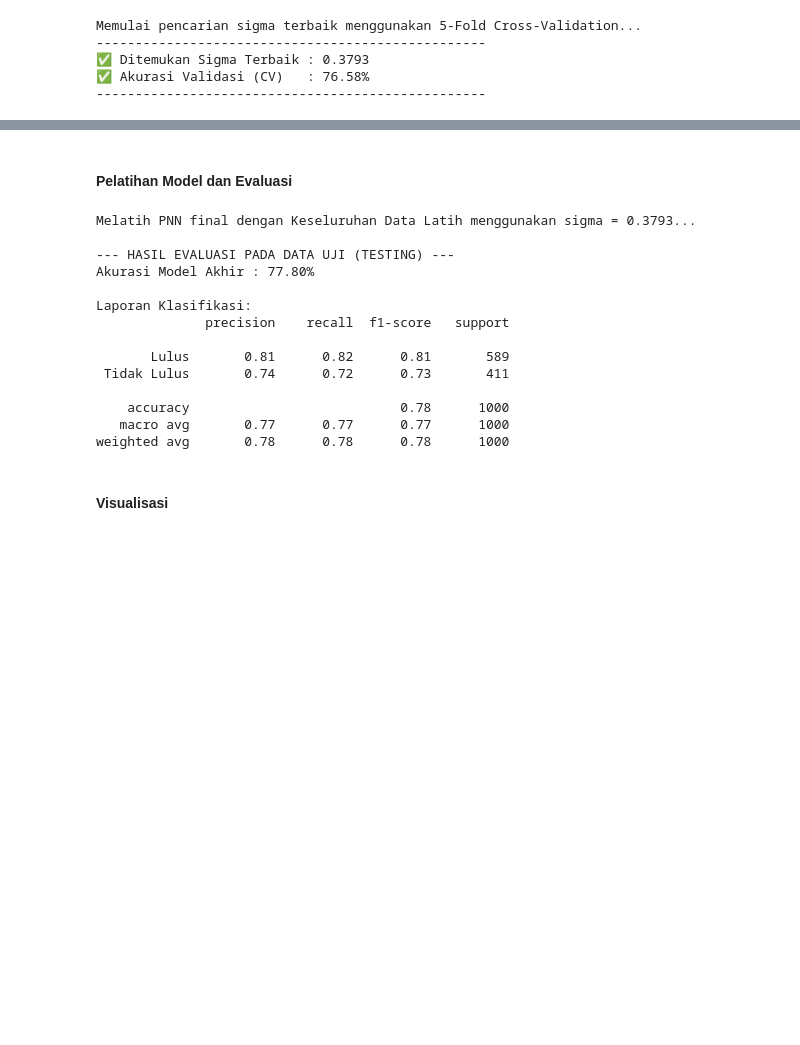
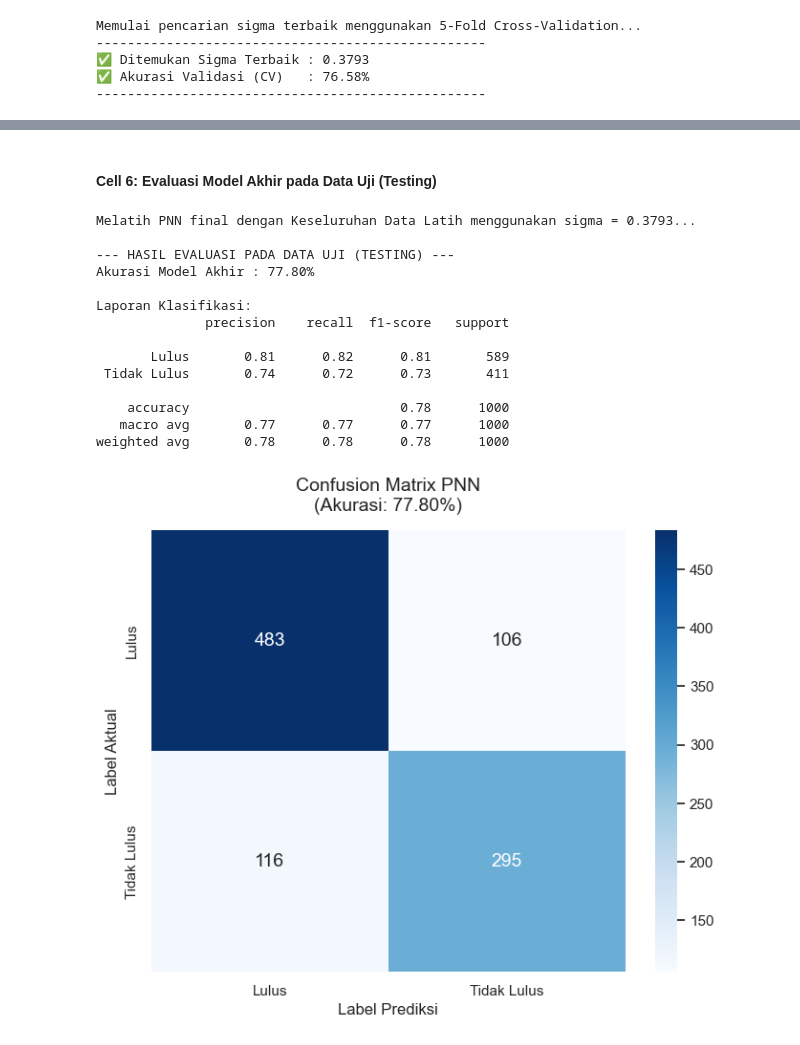
Before and after one commit to MadeByBintang/student-performance-classification, a Jupyter notebook: model/PNN/PNN_Global_Dataset.ipynb, the cells around one changed output, grey strips where cells are left out. Cells and saved outputs as stored; diff of their text form; code cells hidden in the pictures; blank space fills up the shorter version.

```diff
--- a/model/PNN/PNN_Global_Dataset.ipynb
+++ b/model/PNN/PNN_Global_Dataset.ipynb
@@ -49,5 +54,5 @@ class ProbabilisticNeuralNetwork:
 # %%
-FILE_PATH = 'dataset.csv'
+FILE_PATH = '../../dataset/PNN/Students Performance Dataset.csv'
 
 df_keseluruhan = pd.read_csv(FILE_PATH)
 print(f"Data awal berhasil dimuat: {df_keseluruhan.shape[0]} baris, {df_keseluruhan.shape[1]} kolom.")
@@ -76,10 +81,6 @@ TEST_SIZE = 0.2
 
 X_train, X_test, y_train, y_test = train_test_split(X, y, test_size=TEST_SIZE, random_state=42)
 
-scaler = StandardScaler()
-X_train_scaled = scaler.fit_transform(X_train)
-X_test_scaled = scaler.transform(X_test)
-
 print(f"\nData berhasil dibagi: {X_train.shape[0]} baris untuk training, {X_test.shape[0]} baris untuk testing.")
 print("Fitur yang digunakan oleh model:", X.columns.tolist())
 # %% [output]
@@ -102,20 +103,26 @@ print("Memulai pencarian sigma terbaik menggunakan 5-Fold Cross-Validation...")
 daftar_sigma = np.logspace(-2, 1, 20)
 
 cv = StratifiedKFold(n_splits=5, shuffle=True, random_state=42)
+
+X_train_np = np.array(X_train)
 y_train_np = np.array(y_train)
 rata_rata_akurasi = {}
 
 for s in daftar_sigma:
     fold_akurasi = []
 
-    for train_idx, val_idx in cv.split(X_train_scaled, y_train_np):
-        X_fold_train, X_fold_val = X_train_scaled[train_idx], X_train_scaled[val_idx]
+    for train_idx, val_idx in cv.split(X_train_np, y_train_np):
+        X_fold_train, X_fold_val = X_train_np[train_idx], X_train_np[val_idx]
         y_fold_train, y_fold_val = y_train_np[train_idx], y_train_np[val_idx]
 
+        scaler_cv = StandardScaler()
+        X_fold_train_scaled = scaler_cv.fit_transform(X_fold_train)
+        X_fold_val_scaled = scaler_cv.transform(X_fold_val)
+
         model_cv = ProbabilisticNeuralNetwork(sigma=s)
-        model_cv.fit(X_fold_train, y_fold_train)
+        model_cv.fit(X_fold_train_scaled, y_fold_train)
 
-        y_pred_val = model_cv.predict(X_fold_val)
+        y_pred_val = model_cv.predict(X_fold_val_scaled)
         fold_akurasi.append(accuracy_score(y_fold_val, y_pred_val))
 
     rata_rata_akurasi[s] = np.mean(fold_akurasi)
@@ -135,32 +164,50 @@ Memulai pencarian sigma terbaik menggunakan 5-Fold Cross-Validation...
 # %% [markdown]
-#### Pelatihan Model dan Evaluasi
+#### Cell 6: Evaluasi Model Akhir pada Data Uji (Testing)
 # %%
 print(f"Melatih PNN final dengan Keseluruhan Data Latih menggunakan sigma = {SIGMA_TERBAIK:.4f}...\n")
 
+scaler_final = StandardScaler()
+X_train_scaled = scaler_final.fit_transform(X_train)
+X_test_scaled = scaler_final.transform(X_test)
+
 pnn_final = ProbabilisticNeuralNetwork(sigma=SIGMA_TERBAIK)
-
 pnn_final.fit(X_train_scaled, y_train)
 
 y_pred_final = pnn_final.predict(X_test_scaled)
 
 print("--- HASIL EVALUASI PADA DATA UJI (TESTING) ---")
 print(f"Akurasi Model Akhir : {accuracy_score(y_test, y_pred_final) * 100:.2f}%\n")
 print("Laporan Klasifikasi:")
 print(classification_report(y_test, y_pred_final))
+
+sns.set_theme(style="whitegrid")
+
+# Visualisasi Confusion Matrix
+plt.figure(figsize=(8, 6))
+cm = confusion_matrix(y_test, y_pred_final, labels=pnn_final.classes_)
+
+sns.heatmap(cm, annot=True, fmt='d', cmap='Blues',
+            xticklabels=pnn_final.classes_,
+            yticklabels=pnn_final.classes_,
+            annot_kws={"size": 14})
+
+plt.title(f'Confusion Matrix PNN\n(Akurasi: {accuracy_score(y_test, y_pred_final)*100:.2f}%)', fontsize=14, pad=15)
+plt.xlabel('Label Prediksi', fontsize=12)
+plt.ylabel('Label Aktual', fontsize=12)
+plt.show()
 # %% [output]
 Melatih PNN final dengan Keseluruhan Data Latih menggunakan sigma = 0.3793...
 
 --- HASIL EVALUASI PADA DATA UJI (TESTING) ---
 Akurasi Model Akhir : 77.80%
 
 Laporan Klasifikasi:
               precision    recall  f1-score   support
 
        Lulus       0.81      0.82      0.81       589
  Tidak Lulus       0.74      0.72      0.73       411
 
     accuracy                           0.78      1000
    macro avg       0.77      0.77      0.77      1000
 weighted avg       0.78      0.78      0.78      1000
+[figure, added]
-# %% [markdown]
-#### Visualisasi
```
Also changed, not shown: parts of 10 cells of this notebook, 8 other files.
